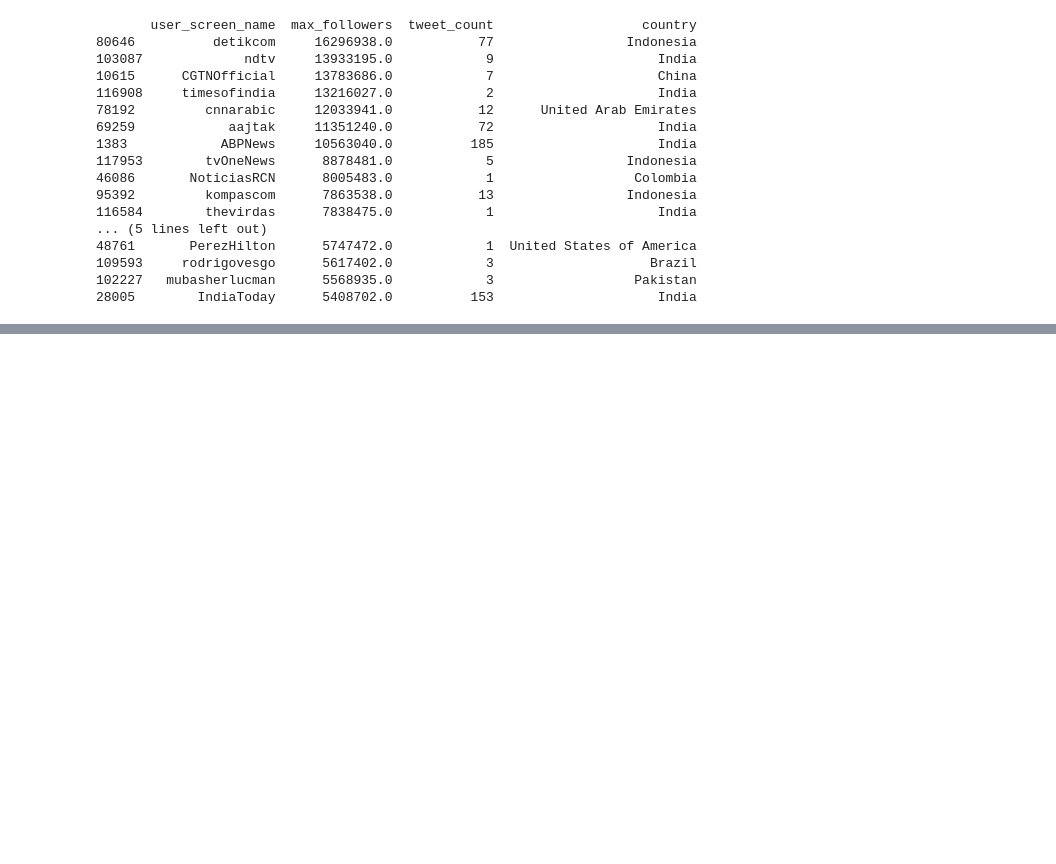
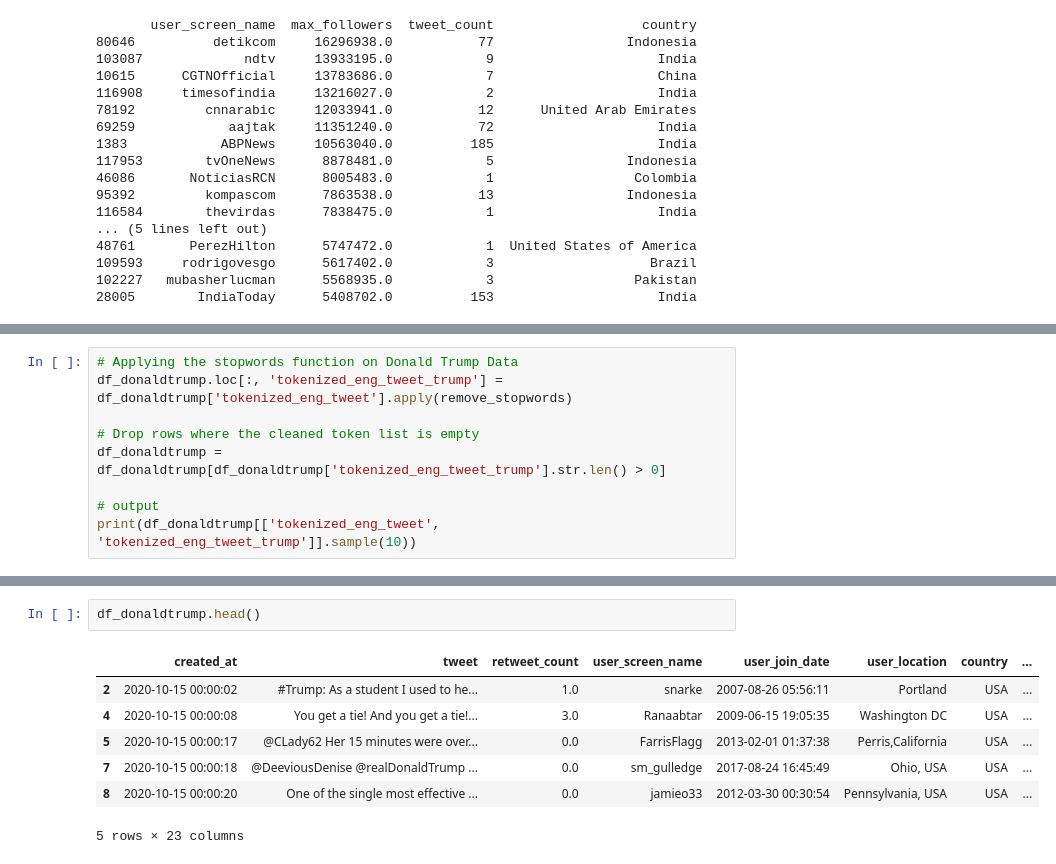
Before and after one commit to ElenaIurchenkoMatlas/twitterelection_dataanalysis, a Jupyter notebook: project_tweeterelection.ipynb, the cells around one changed output, grey strips where cells are left out. Cells and saved outputs as stored; diff of their text form; blank space fills up the shorter version.

```diff
--- a/project_tweeterelection.ipynb
+++ b/project_tweeterelection.ipynb
@@ -1666,0 +1287,9 @@ array(['Florida', 'Montana', 'California', 'Illinois', 'Kentucky', '',
+# %%
+# Applying the stopwords function on Donald Trump Data
+df_donaldtrump.loc[:, 'tokenized_eng_tweet_trump'] = df_donaldtrump['tokenized_eng_tweet'].apply(remove_stopwords)
+
+# Drop rows where the cleaned token list is empty
+df_donaldtrump = df_donaldtrump[df_donaldtrump['tokenized_eng_tweet_trump'].str.len() > 0]
+
+# output
+print(df_donaldtrump[['tokenized_eng_tweet', 'tokenized_eng_tweet_trump']].sample(10))
@@ -1666,0 +1394,10 @@ array(['Florida', 'Montana', 'California', 'Illinois', 'Kentucky', '',
+# %%
+df_donaldtrump.head()
+# %% [output]
+|  | created_at | tweet | retweet_count | user_screen_name | user_join_date | user_location | country | ... |
+| 2 | 2020-10-15 00:00:02 | #Trump: As a student I used to he... | 1.0 | snarke | 2007-08-26 05:56:11 | Portland | USA | ... |
+| 4 | 2020-10-15 00:00:08 | You get a tie! And you get a tie!... | 3.0 | Ranaabtar | 2009-06-15 19:05:35 | Washington DC | USA | ... |
+| 5 | 2020-10-15 00:00:17 | @CLady62 Her 15 minutes were over... | 0.0 | FarrisFlagg | 2013-02-01 01:37:38 | Perris,California | USA | ... |
+| 7 | 2020-10-15 00:00:18 | @DeeviousDenise @realDonaldTrump ... | 0.0 | sm_gulledge | 2017-08-24 16:45:49 | Ohio, USA | USA | ... |
+| 8 | 2020-10-15 00:00:20 | One of the single most effective ... | 0.0 | jamieo33 | 2012-03-30 00:30:54 | Pennsylvania, USA | USA | ... |
+5 rows × 23 columns
```
Also changed, not shown: parts of 123 cells of this notebook.
